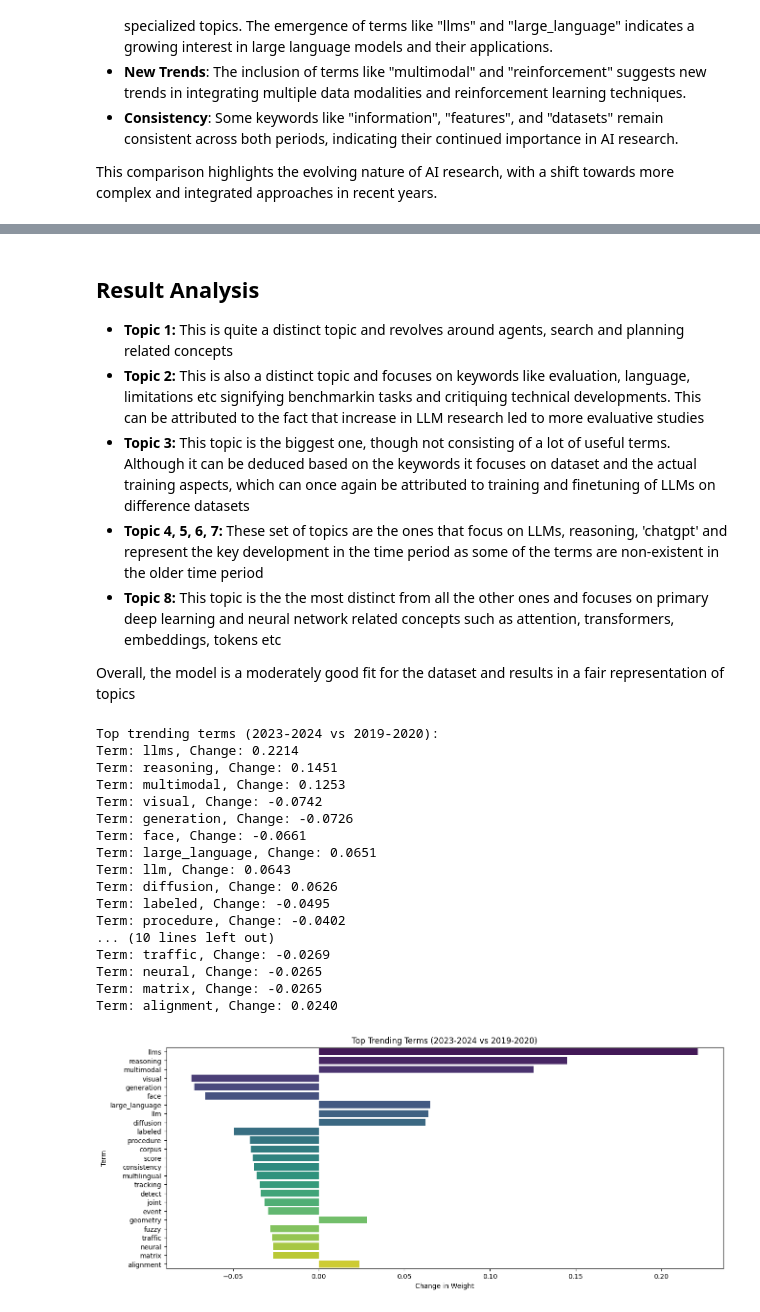
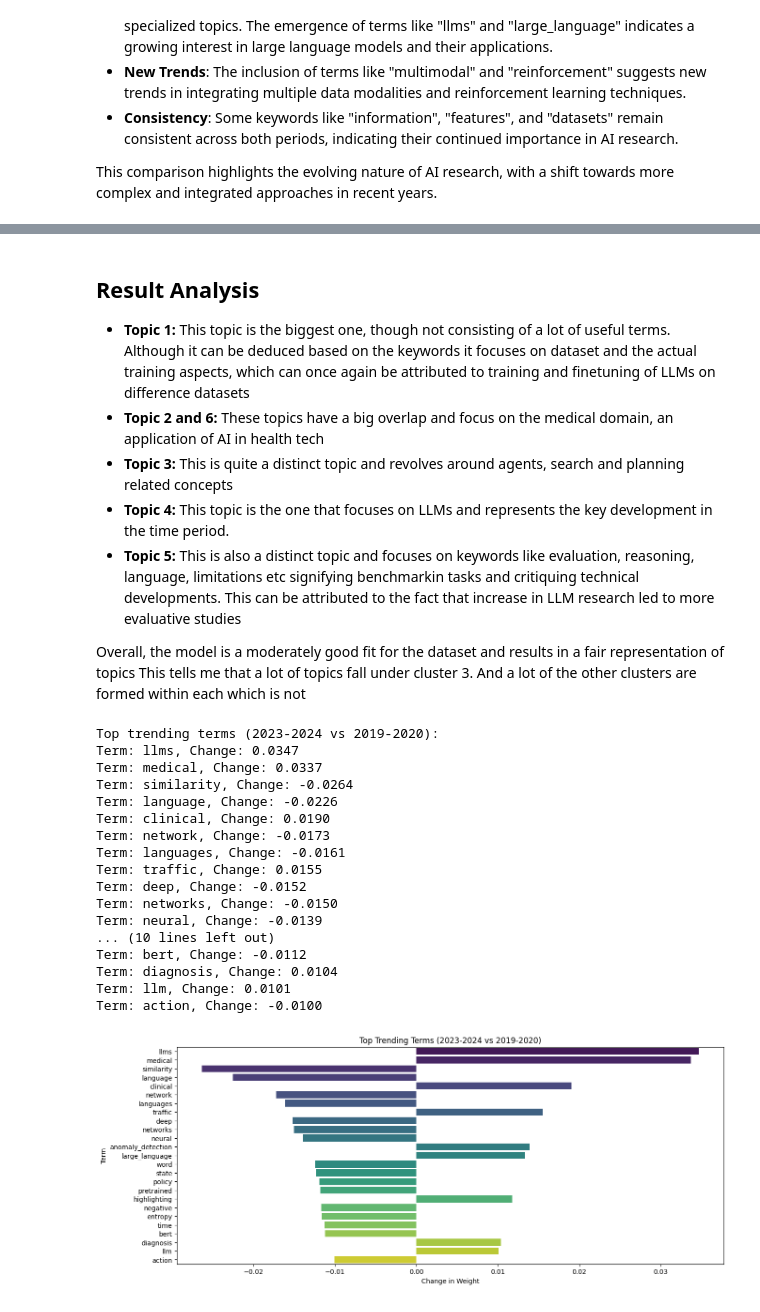
Before and after one commit to ShadowMasterAJ/Arxiv-Paper-Topic-Modelling, a Jupyter notebook: unsup_topicator.ipynb, the cells around one changed output, grey strips where cells are left out. Cells and saved outputs as stored; diff of their text form; code cells hidden in the pictures.

```diff
--- a/unsup_topicator.ipynb
+++ b/unsup_topicator.ipynb
@@ -446,7 +455,7 @@ def update_stop_words_with_low_tfidf(df, stop_words):
     tfidf_matrix = tfidf_vectorizer.fit_transform(df['cleaned_abstract'])
     terms = tfidf_vectorizer.get_feature_names_out()
     term_sums = tfidf_matrix.sum(axis=0).A1
-    tfidf_threshold = 10
+    tfidf_threshold = 2
     low_tfidf_terms = [terms[i] for i in range(len(terms)) if term_sums[i] < tfidf_threshold]
     stop_words.extend(low_tfidf_terms)
     return stop_words
@@ -1053,13 +1059,14 @@ LDA Visualization for 2023:
 [interactive output not drawn]
 # %% [markdown]
 ## Result Analysis
-- **Topic 1:** This is quite a distinct topic and revolves around agents, search and planning related concepts
-- **Topic 2:** This is also a distinct topic and focuses on keywords like evaluation, language, limitations etc signifying benchmarkin tasks and critiquing technical developments. This can be attributed to the fact that increase in LLM research led to more evaluative studies
-- **Topic 3:** This topic is the biggest one, though not consisting of a lot of useful terms. Although it can be deduced based on the keywords it focuses on dataset and the actual training aspects, which can once again be attributed to training and finetuning of LLMs on difference datasets
-- **Topic 4, 5, 6, 7:** These set of topics are the ones that focus on LLMs, reasoning, 'chatgpt' and represent the key development in the time period as some of the terms are non-existent in the older time period
-- **Topic 8:** This topic is the the most distinct from all the other ones and focuses on primary deep learning and neural network related concepts such as attention, transformers, embeddings, tokens etc
+- **Topic 1:** This topic is the biggest one, though not consisting of a lot of useful terms. Although it can be deduced based on the keywords it focuses on dataset and the actual training aspects, which can once again be attributed to training and finetuning of LLMs on difference datasets
+- **Topic 2 and 6:** These topics have a big overlap and focus on the medical domain, an application of AI in health tech
+- **Topic 3:** This is quite a distinct topic and revolves around agents, search and planning related concepts
+- **Topic 4:** This topic is the one that focuses on LLMs and represents the key development in the time period.
+- **Topic 5:** This is also a distinct topic and focuses on keywords like evaluation, reasoning, language, limitations etc signifying benchmarkin tasks and critiquing technical developments. This can be attributed to the fact that increase in LLM research led to more evaluative studies
 
 Overall, the model is a moderately good fit for the dataset and results in a fair representation of topics
+This tells me that a lot of topics fall under cluster 3. And a lot of the other clusters are formed within each which is not
 # %%
 # Function to extract top terms from the LDA model
 def extract_top_terms(lda_model, num_words=40):
@@ -1070,8 +1077,8 @@ def extract_top_terms(lda_model, num_words=40):
     return top_terms
 
 # Extract top terms for both time periods
-top_terms_2023 = extract_top_terms(best_model_2023)
-top_terms_2020 = extract_top_terms(best_model_2020)
+top_terms_2023 = extract_top_terms(better_model_2023)
+top_terms_2020 = extract_top_terms(better_model_2020)
 
 # Function to aggregate term weights across all topics
 def aggregate_term_weights(top_terms):
@@ -1098,48 +1105,48 @@ def compare_term_trends(term_weights_2023, term_weights_2020):
         change = weight_2023 - weight_2020
         trends[term] = change
     return trends
 
 # Perform term trend comparison
 trends = compare_term_trends(term_weights_2023, term_weights_2020)
 
 # Sort trends by absolute change
 sorted_trends = sorted(trends.items(), key=lambda item: abs(item[1]), reverse=True)
 
 num_words = 25
 # Print and visualize trends
 print("Top trending terms (2023-2024 vs 2019-2020):")
 for term, change in sorted_trends[:num_words]:
     print(f"Term: {term}, Change: {change:.4f}")
 
 # Visualize the comparison with a bar plot
 terms = [term for term, _ in sorted_trends[:num_words]]
 changes_values = [change for _, change in sorted_trends[:num_words]]
 
 plt.figure(figsize=(15, 6))
 sns.barplot(x=changes_values, y=terms, hue=terms, palette="viridis", dodge=False)
 
 plt.title("Top Trending Terms (2023-2024 vs 2019-2020)")
 plt.xlabel("Change in Weight")
 plt.ylabel("Term")
 plt.show()
 # %% [output]
 Top trending terms (2023-2024 vs 2019-2020):
-Term: llms, Change: 0.2214
-Term: reasoning, Change: 0.1451
-Term: multimodal, Change: 0.1253
-Term: visual, Change: -0.0742
-Term: generation, Change: -0.0726
-Term: face, Change: -0.0661
-Term: large_language, Change: 0.0651
-Term: llm, Change: 0.0643
-Term: diffusion, Change: 0.0626
-Term: labeled, Change: -0.0495
-Term: procedure, Change: -0.0402
+Term: llms, Change: 0.0347
+Term: medical, Change: 0.0337
+Term: similarity, Change: -0.0264
+Term: language, Change: -0.0226
+Term: clinical, Change: 0.0190
+Term: network, Change: -0.0173
+Term: languages, Change: -0.0161
+Term: traffic, Change: 0.0155
+Term: deep, Change: -0.0152
+Term: networks, Change: -0.0150
+Term: neural, Change: -0.0139
 ... (10 lines left out)
-Term: traffic, Change: -0.0269
-Term: neural, Change: -0.0265
-Term: matrix, Change: -0.0265
-Term: alignment, Change: 0.0240
+Term: bert, Change: -0.0112
+Term: diagnosis, Change: 0.0104
+Term: llm, Change: 0.0101
+Term: action, Change: -0.0100
-[figure, old version]
+[figure, new version]
 # %% [markdown]
 ## Result Analysis
```
Also changed, not shown: parts of 19 cells of this notebook.
